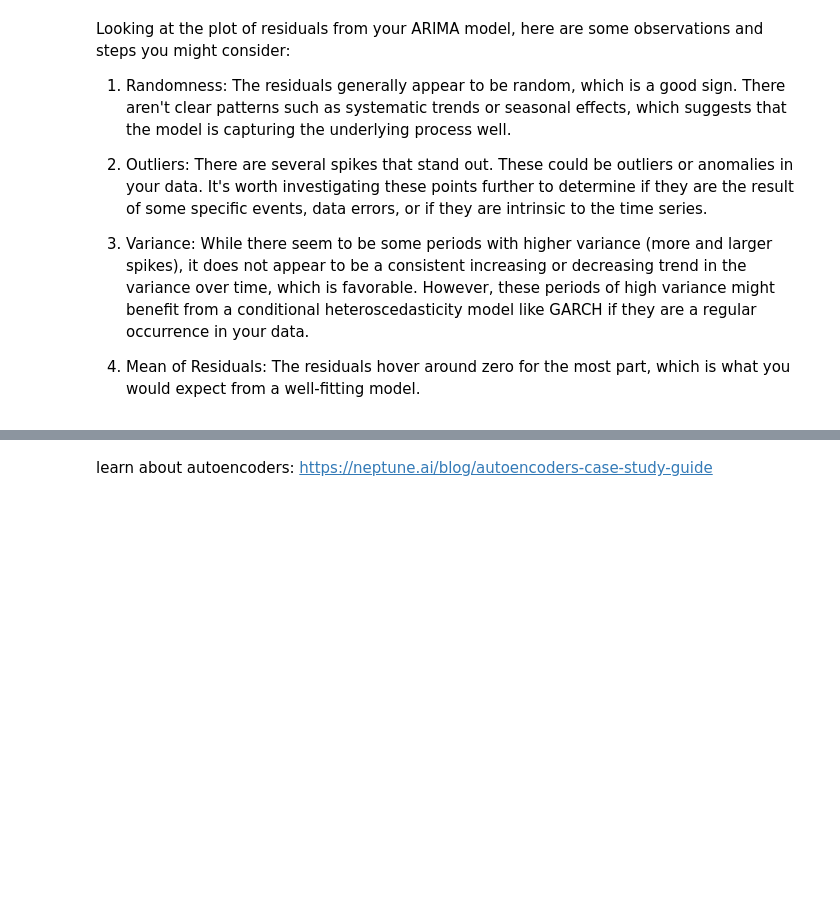
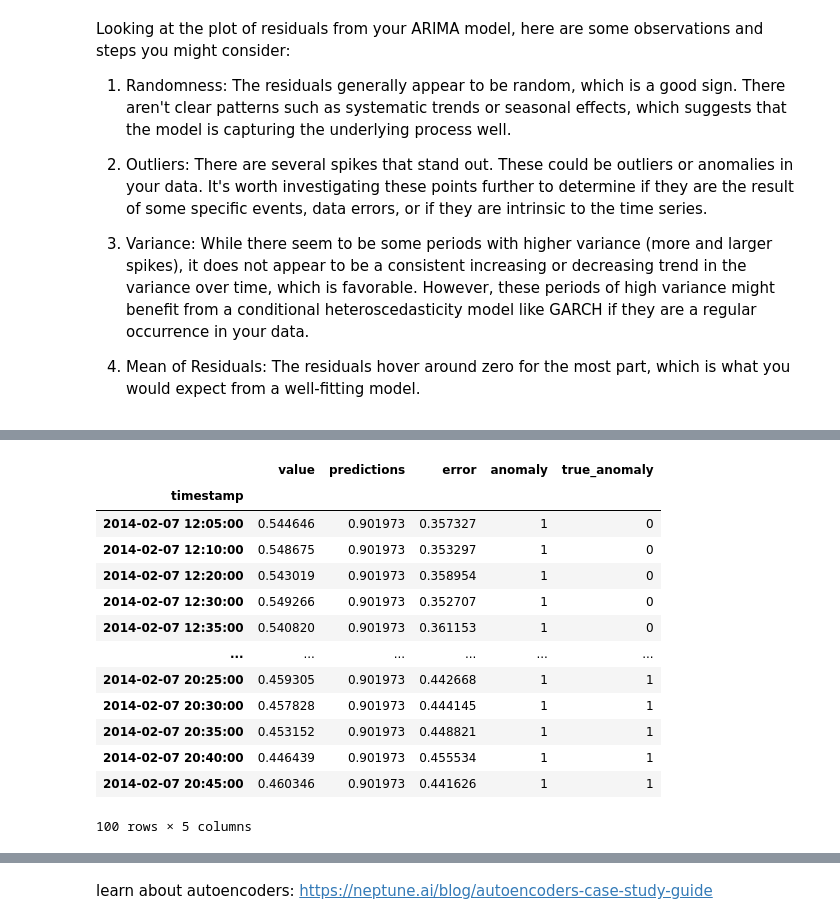
Before and after one commit to nirro88/learn_data_science_unsupervised_learning, a Jupyter notebook: anomaly_detection_time_series_data.ipynb, the cells around one changed output, grey strips where cells are left out. Saved outputs shown, nothing was run; the diff lists cells and outputs as text; code cells hidden in the pictures; blank space fills up the shorter version.

Commit message:
auto_arima

```diff
--- a/anomaly_detection_time_series_data.ipynb
+++ b/anomaly_detection_time_series_data.ipynb
@@ -499,7 +514,7 @@ y_train_regression_approach,y_test_regression_approach = y_true_regression_appro
 # because the data are not normally distributed (a bit skew) we will use MinMaxScaler to scale the data
 scaler_regression_approach = MinMaxScaler()
 x_train_scaled_regression_approach = pd.DataFrame(scaler_regression_approach.fit_transform(x_train_regression_approach.to_numpy().reshape(-1, 1)), columns=['value'])
-x_test_scaled_regression_approach = pd.DataFrame(scaler_regression_approach.transform(x_test_regression_approach.to_numpy().reshape(-1, 1)), columns=['true_anomaly'])
+x_test_scaled_regression_approach = pd.DataFrame(scaler_regression_approach.transform(x_test_regression_approach.to_numpy().reshape(-1, 1)), columns=['value'])
 # set the 'timestamp' column as index for the scaled data
 x_train_scaled_regression_approach.set_index(data['timestamp'][:train_size], inplace=True)
 x_test_scaled_regression_approach.set_index(data['timestamp'][train_size:], inplace=True)
@@ -776,0 +797,30 @@ There aren't clear patterns such as systematic trends or seasonal effects, which
+# %%
+# use the best arima model to predict the next value in the time series
+# we will use the best model we found using pmdarima
+# the model is ARIMA(1,1,3)
+# train the model on the train data
+import pandas as pd
+from statsmodels.tsa.arima.model import ARIMA
+model = ARIMA(x_train_scaled_regression_approach, order=(1,1,3))
+
+# fit the model
+model_fit = model.fit()
+# get the predictions on the test data
+predictions = model_fit.forecast(steps=len(x_test_scaled_regression_approach))
+
+# spot anomalies in the test data using error and threshold,
+# if the error is higher than the threshold we will mark it as anomaly, example: error > 0.1 => anomaly = 1 else anomaly = 0
+error = abs(predictions - x_test_scaled_regression_approach['value'].values).values
+# set a threshold at 1.96 standard deviations from the mean
+threshold = np.std(error) * float(1.96)
+anomaly = []
+anomaly = np.where(error >= threshold, 1, 0)
+
+# create a dataframe with timestamp as index and columns value, predictions, error and anomaly columns
+df_results = pd.DataFrame(index=x_test_scaled_regression_approach.index)
+df_results['value'] = x_test_scaled_regression_approach
+df_results['predictions'] = predictions.values
+df_results['error'] = error
+df_results['anomaly'] = anomaly
+df_results['true_anomaly'] = y_test_regression_approach.values
+df_results.head()
@@ -776,0 +835,17 @@ There aren't clear patterns such as systematic trends or seasonal effects, which
+# %%
+df_results.loc[df_results['anomaly'] == 1].head(100)
+# %% [output]
+|  | value | predictions | error | anomaly | true_anomaly |
+| timestamp |  |  |  |  |  |
+| 2014-02-07 12:05:00 | 0.544646 | 0.901973 | 0.357327 | 1 | 0 |
+| 2014-02-07 12:10:00 | 0.548675 | 0.901973 | 0.353297 | 1 | 0 |
+| 2014-02-07 12:20:00 | 0.543019 | 0.901973 | 0.358954 | 1 | 0 |
+| 2014-02-07 12:30:00 | 0.549266 | 0.901973 | 0.352707 | 1 | 0 |
+| 2014-02-07 12:35:00 | 0.540820 | 0.901973 | 0.361153 | 1 | 0 |
+| ... | ... | ... | ... | ... | ... |
+| 2014-02-07 20:25:00 | 0.459305 | 0.901973 | 0.442668 | 1 | 1 |
+| 2014-02-07 20:30:00 | 0.457828 | 0.901973 | 0.444145 | 1 | 1 |
+| 2014-02-07 20:35:00 | 0.453152 | 0.901973 | 0.448821 | 1 | 1 |
+| 2014-02-07 20:40:00 | 0.446439 | 0.901973 | 0.455534 | 1 | 1 |
+| 2014-02-07 20:45:00 | 0.460346 | 0.901973 | 0.441626 | 1 | 1 |
+100 rows × 5 columns
```
Also changed, not shown: parts of 15 cells of this notebook.
